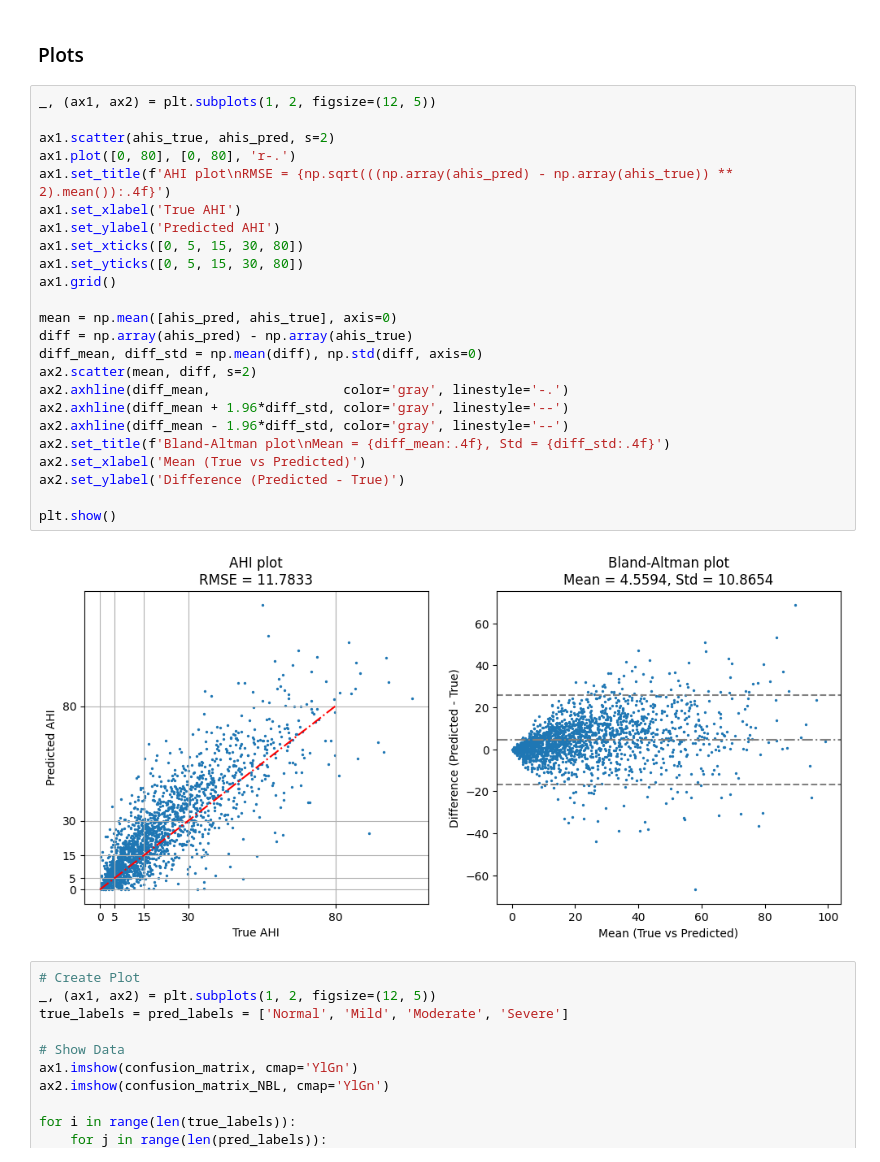
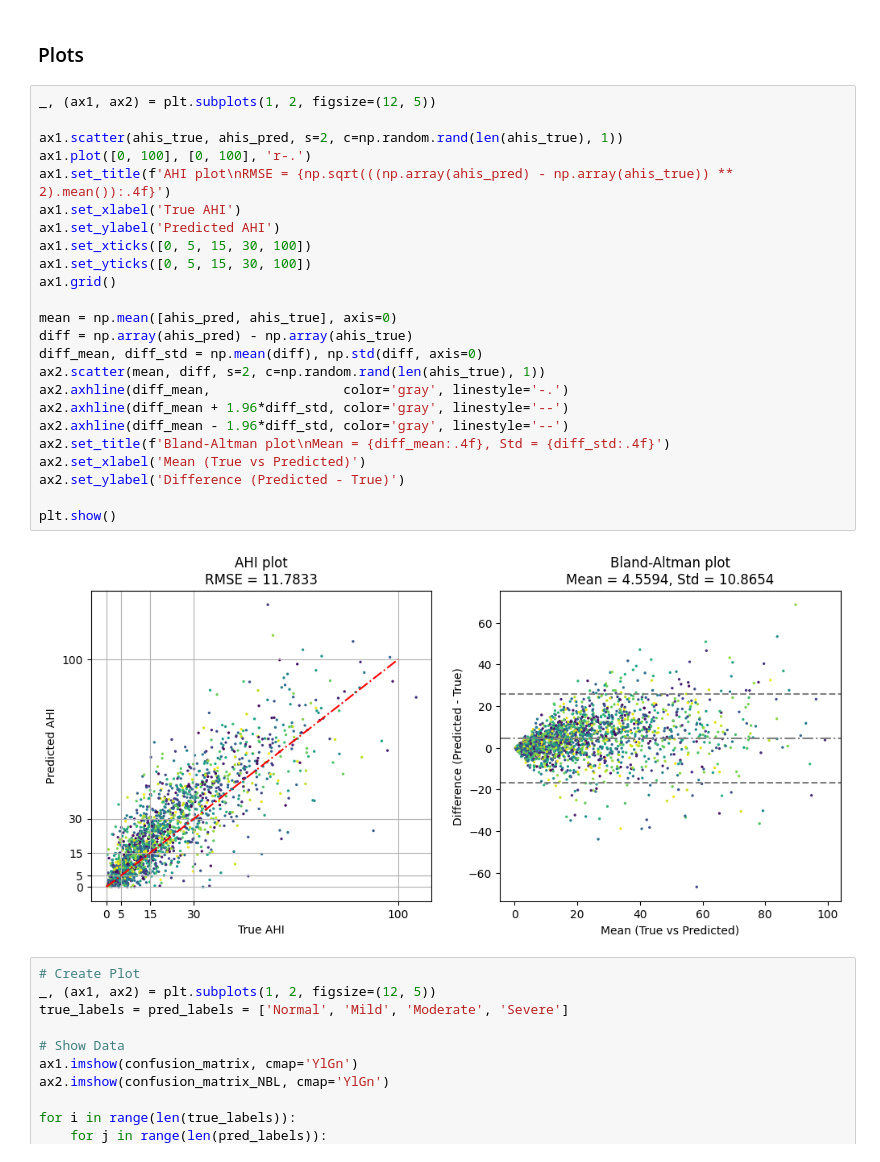
Before and after one commit to JulianBvW/Wearable-Sleep-Event-Detection, a Jupyter notebook: Notebooks/59_final_AHI_results_tst_real_no_spo2.ipynb, the cells around one changed output. Drawn from its saved outputs; the diff is of its cells as text.

```diff
--- a/Notebooks/59_final_AHI_results_tst_real_no_spo2.ipynb
+++ b/Notebooks/59_final_AHI_results_tst_real_no_spo2.ipynb
@@ -73,29 +73,29 @@ for ahi_severity_pred, ahi_severity_true in zip(ahi_severitys_pred_NBL, ahi_seve
 # %%
 _, (ax1, ax2) = plt.subplots(1, 2, figsize=(12, 5))
 
-ax1.scatter(ahis_true, ahis_pred, s=2)
-ax1.plot([0, 80], [0, 80], 'r-.')
+ax1.scatter(ahis_true, ahis_pred, s=2, c=np.random.rand(len(ahis_true), 1))
+ax1.plot([0, 100], [0, 100], 'r-.')
 ax1.set_title(f'AHI plot\nRMSE = {np.sqrt(((np.array(ahis_pred) - np.array(ahis_true)) ** 2).mean()):.4f}')
 ax1.set_xlabel('True AHI')
 ax1.set_ylabel('Predicted AHI')
-ax1.set_xticks([0, 5, 15, 30, 80])
-ax1.set_yticks([0, 5, 15, 30, 80])
+ax1.set_xticks([0, 5, 15, 30, 100])
+ax1.set_yticks([0, 5, 15, 30, 100])
 ax1.grid()
 
 mean = np.mean([ahis_pred, ahis_true], axis=0)
 diff = np.array(ahis_pred) - np.array(ahis_true)
 diff_mean, diff_std = np.mean(diff), np.std(diff, axis=0)
-ax2.scatter(mean, diff, s=2)
+ax2.scatter(mean, diff, s=2, c=np.random.rand(len(ahis_true), 1))
 ax2.axhline(diff_mean,                 color='gray', linestyle='-.')
 ax2.axhline(diff_mean + 1.96*diff_std, color='gray', linestyle='--')
 ax2.axhline(diff_mean - 1.96*diff_std, color='gray', linestyle='--')
 ax2.set_title(f'Bland-Altman plot\nMean = {diff_mean:.4f}, Std = {diff_std:.4f}')
 ax2.set_xlabel('Mean (True vs Predicted)')
 ax2.set_ylabel('Difference (Predicted - True)')
 
 plt.show()
 # %% [output]
-[figure, old version]
+[figure, new version]
 # %%
 # Create Plot
 _, (ax1, ax2) = plt.subplots(1, 2, figsize=(12, 5))
```
Also changed, not shown: 1 other file.
